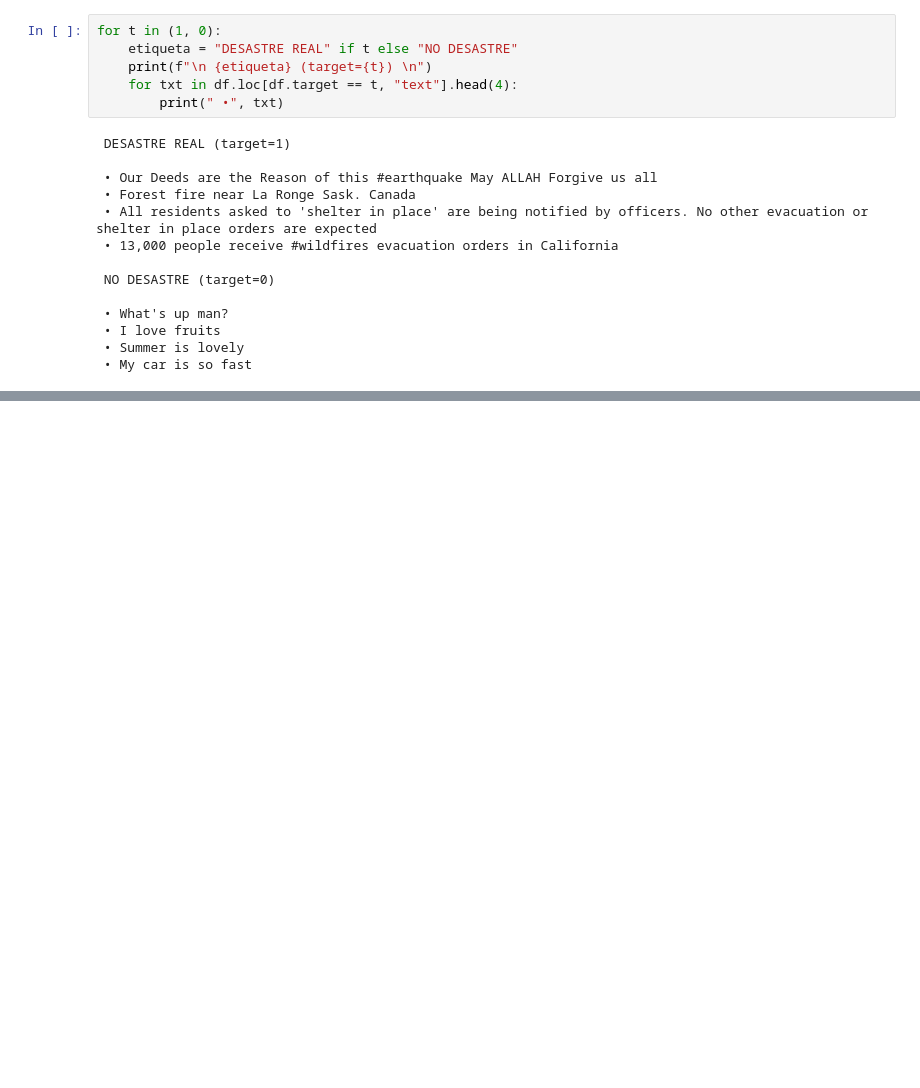
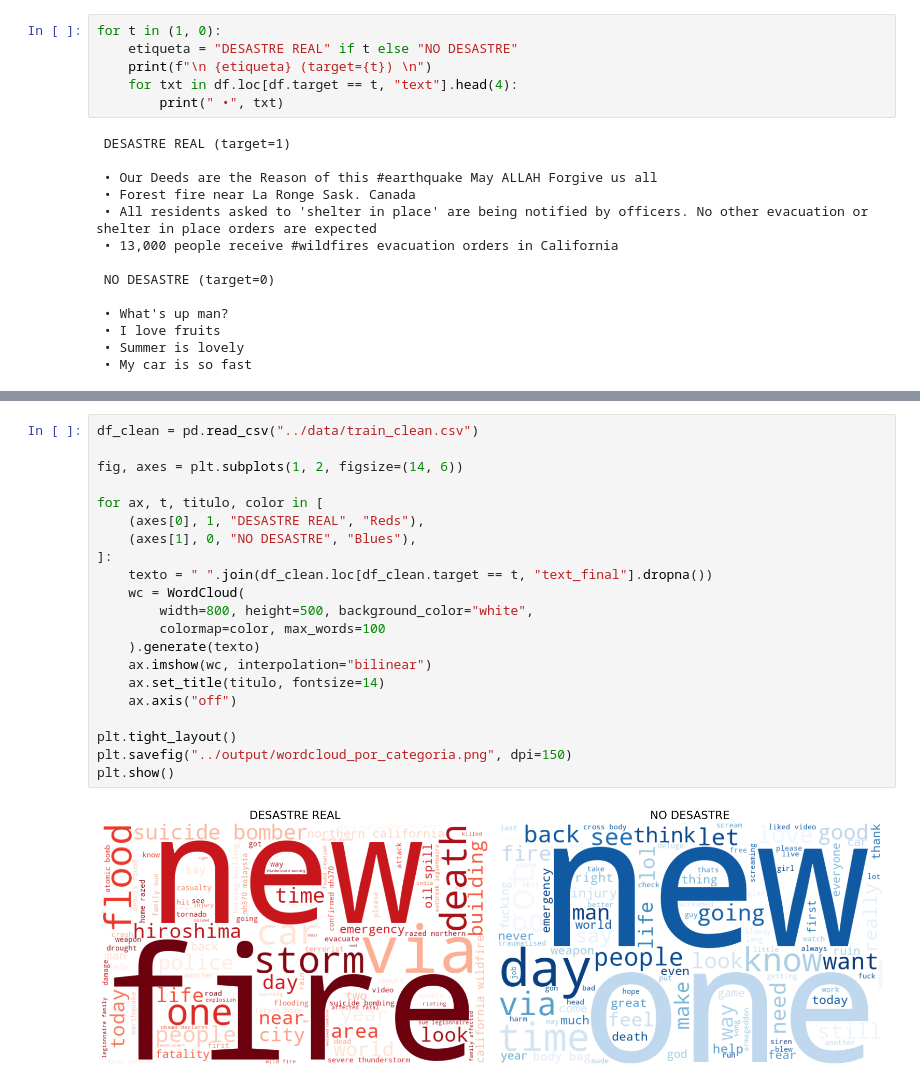
Before and after one commit to nilsmuralles/DataScience-Lab5, a Jupyter notebook: notebooks/01_descripcion_datos.ipynb, the cells around one changed output, grey strips where cells are left out. Cells and saved outputs as stored; diff of their text form; blank space fills up the shorter version.

Commit message:
feat: wordcloud

```diff
--- a/notebooks/01_descripcion_datos.ipynb
+++ b/notebooks/01_descripcion_datos.ipynb
@@ -324,0 +329,23 @@ for t in (1, 0):
+# %%
+df_clean = pd.read_csv("../data/train_clean.csv")
+
+fig, axes = plt.subplots(1, 2, figsize=(14, 6))
+
+for ax, t, titulo, color in [
+    (axes[0], 1, "DESASTRE REAL", "Reds"),
+    (axes[1], 0, "NO DESASTRE", "Blues"),
+]:
+    texto = " ".join(df_clean.loc[df_clean.target == t, "text_final"].dropna())
+    wc = WordCloud(
+        width=800, height=500, background_color="white",
+        colormap=color, max_words=100
+    ).generate(texto)
+    ax.imshow(wc, interpolation="bilinear")
+    ax.set_title(titulo, fontsize=14)
+    ax.axis("off")
+
+plt.tight_layout()
+plt.savefig("../output/wordcloud_por_categoria.png", dpi=150)
+plt.show()
+# %% [output]
+[figure, added]
```
Also changed, not shown: parts of 9 cells of this notebook, 7 other files.
